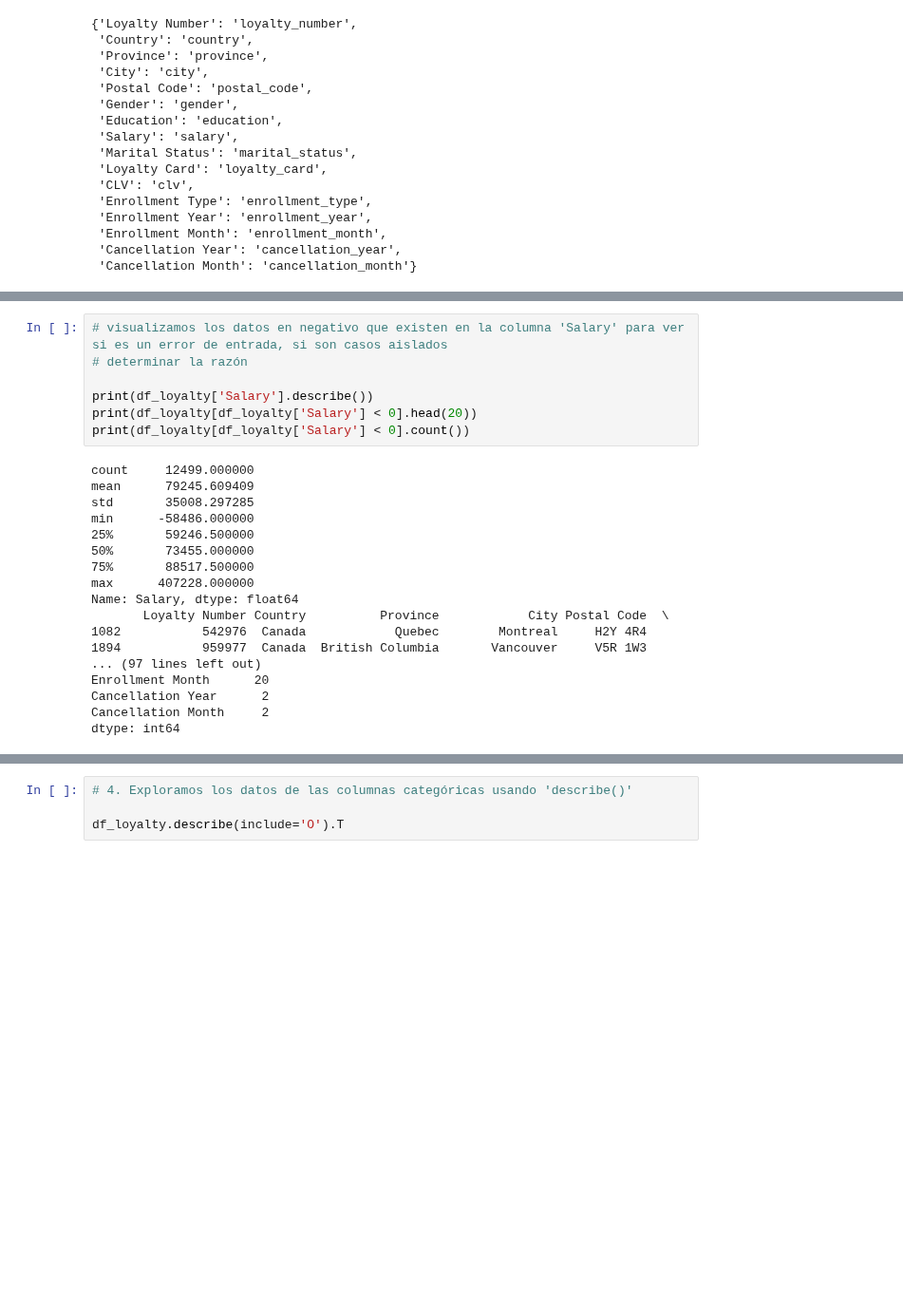
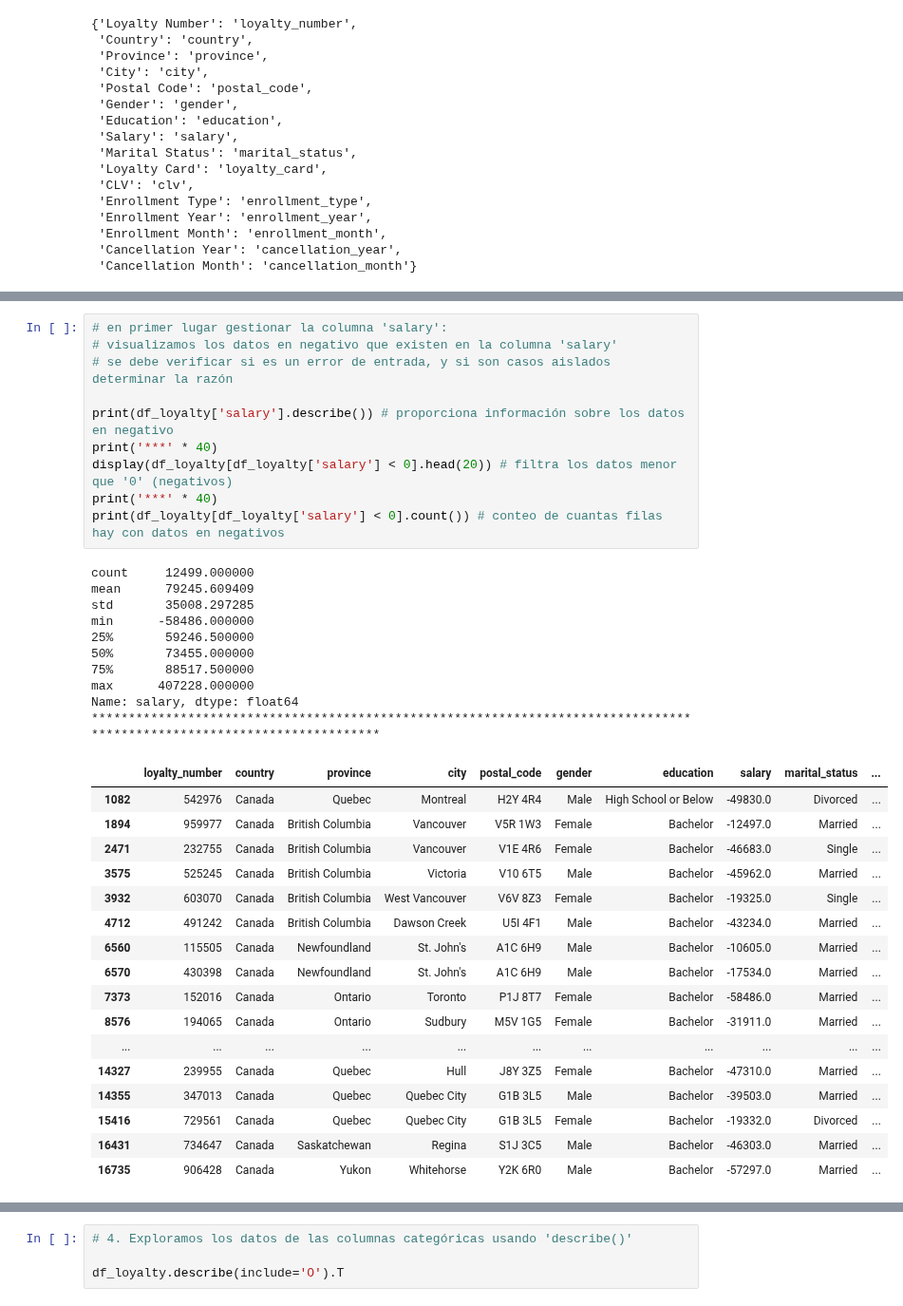
Before and after one commit to Adalab/bda-modulo-3-evaluacion-final-MarPastor, a Jupyter notebook: notebook/final_evaluation_mod3_marpastor.ipynb, the cells around one changed output, grey strips where cells are left out. Shown at 95% size. Cells and saved outputs as stored; diff of their text form; blank space fills up the shorter version.

```diff
--- a/notebook/final_evaluation_mod3_marpastor.ipynb
+++ b/notebook/final_evaluation_mod3_marpastor.ipynb
@@ -734,25 +750,38 @@ nulos
 # %%
-# visualizamos los datos en negativo que existen en la columna 'Salary' para ver si es un error de entrada, si son casos aislados
-# determinar la razón
+# en primer lugar gestionar la columna 'salary':
+# visualizamos los datos en negativo que existen en la columna 'salary'
+# se debe verificar si es un error de entrada, y si son casos aislados determinar la razón
 
-print(df_loyalty['Salary'].describe())
-print(df_loyalty[df_loyalty['Salary'] < 0].head(20))
-print(df_loyalty[df_loyalty['Salary'] < 0].count())
+print(df_loyalty['salary'].describe()) # proporciona información sobre los datos en negativo
+print('***' * 40)
+display(df_loyalty[df_loyalty['salary'] < 0].head(20)) # filtra los datos menor que '0' (negativos)
+print('***' * 40)
+print(df_loyalty[df_loyalty['salary'] < 0].count()) # conteo de cuantas filas hay con datos en negativos
 # %% [output]
 count     12499.000000
 mean      79245.609409
 std       35008.297285
 min      -58486.000000
 25%       59246.500000
 50%       73455.000000
 75%       88517.500000
 max      407228.000000
-Name: Salary, dtype: float64
-       Loyalty Number Country          Province            City Postal Code  \
-1082           542976  Canada            Quebec        Montreal     H2Y 4R4
-1894           959977  Canada  British Columbia       Vancouver     V5R 1W3
-... (97 lines left out)
-Enrollment Month      20
-Cancellation Year      2
-Cancellation Month     2
-dtype: int64
+Name: salary, dtype: float64
+************************************************************************************************************************
+|  | loyalty_number | country | province | city | postal_code | gender | education | salary | marital_status | ... |
+| 1082 | 542976 | Canada | Quebec | Montreal | H2Y 4R4 | Male | High School or Below | -49830.0 | Divorced | ... |
+| 1894 | 959977 | Canada | British Columbia | Vancouver | V5R 1W3 | Female | Bachelor | -12497.0 | Married | ... |
+| 2471 | 232755 | Canada | British Columbia | Vancouver | V1E 4R6 | Female | Bachelor | -46683.0 | Single | ... |
+| 3575 | 525245 | Canada | British Columbia | Victoria | V10 6T5 | Male | Bachelor | -45962.0 | Married | ... |
+| 3932 | 603070 | Canada | British Columbia | West Vancouver | V6V 8Z3 | Female | Bachelor | -19325.0 | Single | ... |
+| 4712 | 491242 | Canada | British Columbia | Dawson Creek | U5I 4F1 | Male | Bachelor | -43234.0 | Married | ... |
+| 6560 | 115505 | Canada | Newfoundland | St. John's | A1C 6H9 | Male | Bachelor | -10605.0 | Married | ... |
+| 6570 | 430398 | Canada | Newfoundland | St. John's | A1C 6H9 | Male | Bachelor | -17534.0 | Married | ... |
+| 7373 | 152016 | Canada | Ontario | Toronto | P1J 8T7 | Female | Bachelor | -58486.0 | Married | ... |
+| 8576 | 194065 | Canada | Ontario | Sudbury | M5V 1G5 | Female | Bachelor | -31911.0 | Married | ... |
+| ... | ... | ... | ... | ... | ... | ... | ... | ... | ... | ... |
+| 14327 | 239955 | Canada | Quebec | Hull | J8Y 3Z5 | Female | Bachelor | -47310.0 | Married | ... |
+| 14355 | 347013 | Canada | Quebec | Quebec City | G1B 3L5 | Male | Bachelor | -39503.0 | Married | ... |
+| 15416 | 729561 | Canada | Quebec | Quebec City | G1B 3L5 | Female | Bachelor | -19332.0 | Divorced | ... |
+| 16431 | 734647 | Canada | Saskatchewan | Regina | S1J 3C5 | Male | Bachelor | -46303.0 | Married | ... |
+| 16735 | 906428 | Canada | Yukon | Whitehorse | Y2K 6R0 | Male | Bachelor | -57297.0 | Married | ... |
```
Also changed, not shown: parts of 23 cells of this notebook.
